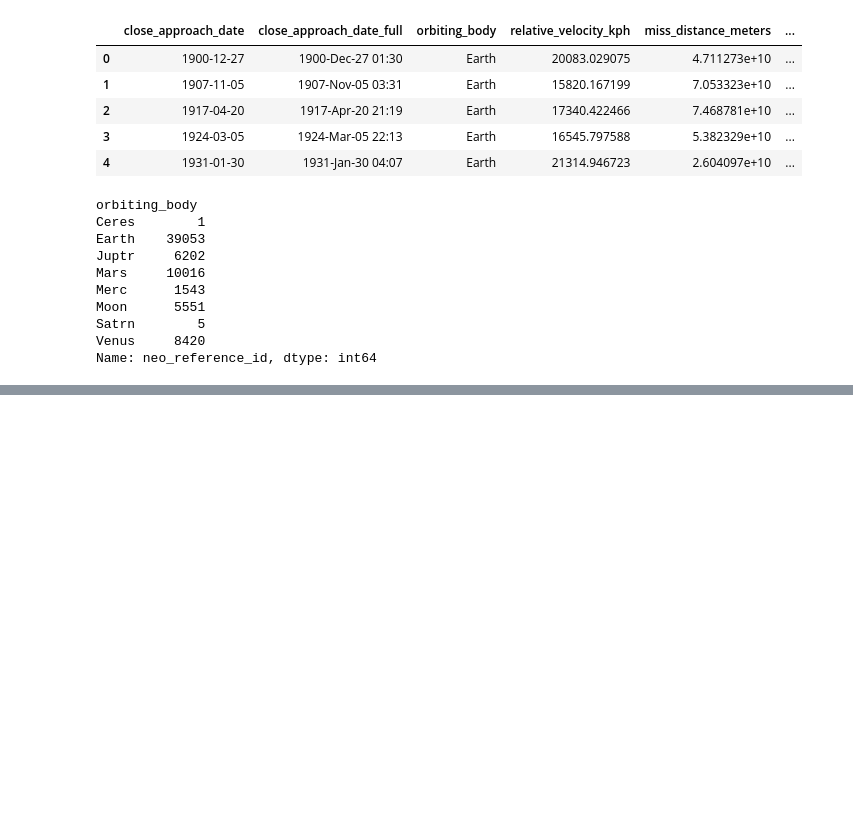
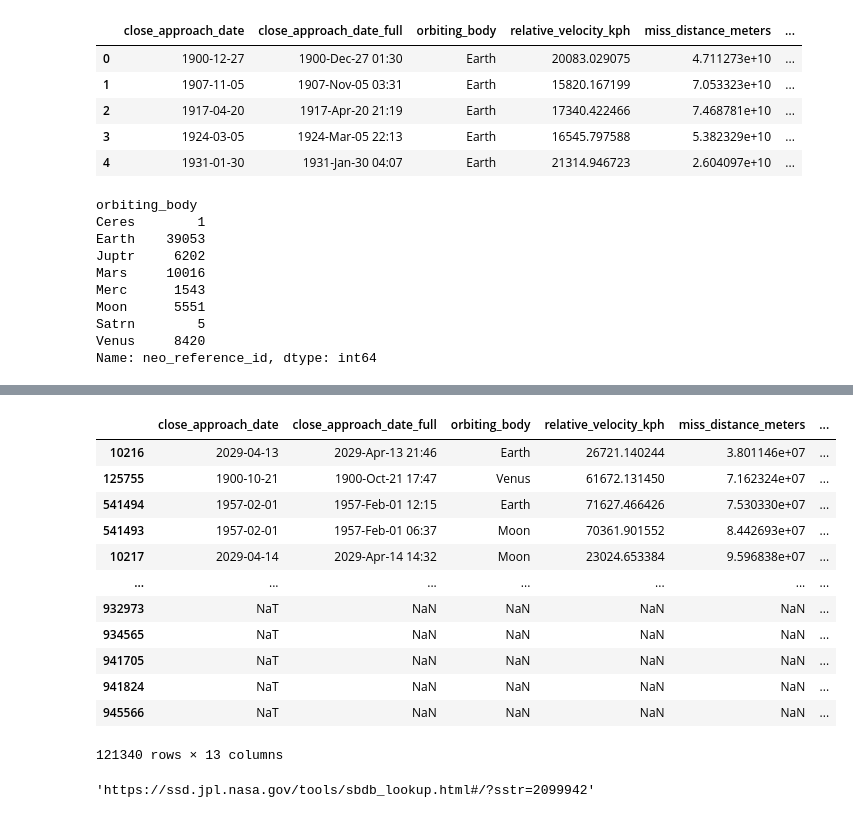
Before and after one commit to baakhoff/research, a Jupyter notebook: notebooks/nasa_research.ipynb, the cells around one changed output, grey strips where cells are left out. Drawn from its saved outputs; the diff is of its cells as text; code cells hidden in the pictures; blank space fills up the shorter version.

```diff
--- a/notebooks/nasa_research.ipynb
+++ b/notebooks/nasa_research.ipynb
@@ -346,2 +411,22 @@ fig.show()
+# %%
+hazardous_data.sort_values('miss_distance_meters', ascending=True)
+# %% [output]
+|  | close_approach_date | close_approach_date_full | orbiting_body | relative_velocity_kph | miss_distance_meters | ... |
+| 10216 | 2029-04-13 | 2029-Apr-13 21:46 | Earth | 26721.140244 | 3.801146e+07 | ... |
+| 125755 | 1900-10-21 | 1900-Oct-21 17:47 | Venus | 61672.131450 | 7.162324e+07 | ... |
+| 541494 | 1957-02-01 | 1957-Feb-01 12:15 | Earth | 71627.466426 | 7.530330e+07 | ... |
+| 541493 | 1957-02-01 | 1957-Feb-01 06:37 | Moon | 70361.901552 | 8.442693e+07 | ... |
+| 10217 | 2029-04-14 | 2029-Apr-14 14:32 | Moon | 23024.653384 | 9.596838e+07 | ... |
+| ... | ... | ... | ... | ... | ... | ... |
+| 932973 | NaT | NaN | NaN | NaN | NaN | ... |
+| 934565 | NaT | NaN | NaN | NaN | NaN | ... |
+| 941705 | NaT | NaN | NaN | NaN | NaN | ... |
+| 941824 | NaT | NaN | NaN | NaN | NaN | ... |
+| 945566 | NaT | NaN | NaN | NaN | NaN | ... |
+121340 rows × 13 columns
+# %%
+all_neos_df[all_neos_df.neo_reference_id == '2099942']['nasa_jpl_url'][403]
+# %% [output]
+'https://ssd.jpl.nasa.gov/tools/sbdb_lookup.html#/?sstr=2099942'
 # %%
 # 5. When did we see fastest asteroids?
```
Also changed, not shown: parts of 6 cells of this notebook, 1 other file.
